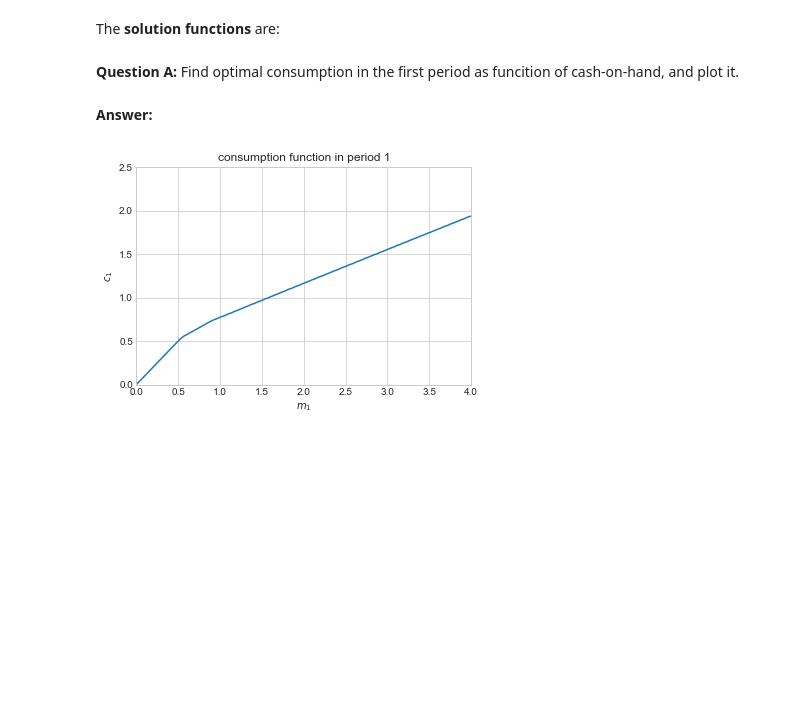
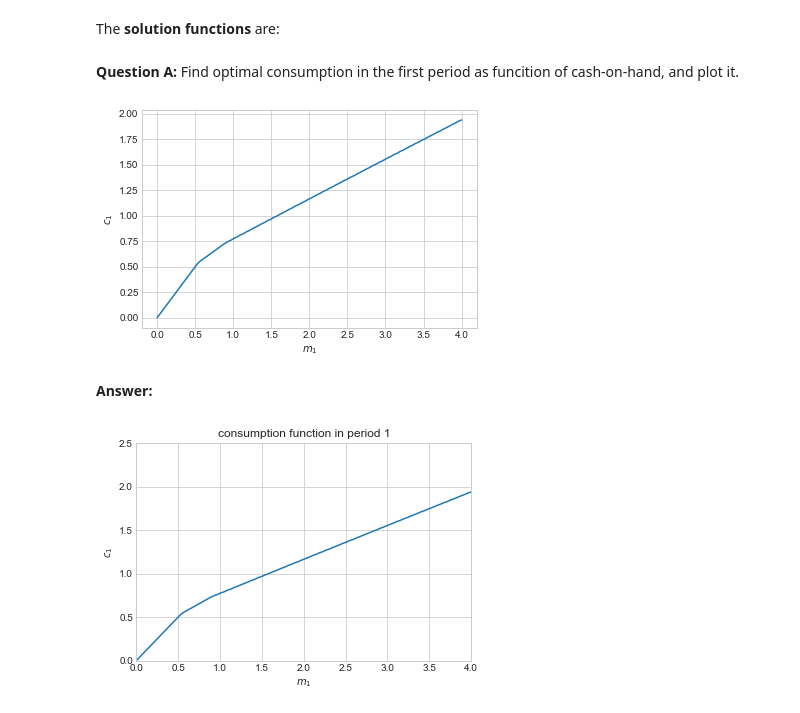
Before and after one commit to AskerNC/exercises-2020, a Jupyter notebook: PS7/problem_set_7.ipynb, the cells around one changed output. Saved outputs shown, nothing was run; the diff lists cells and outputs as text; code cells hidden in the pictures; blank space fills up the shorter version.

```diff
--- a/PS7/problem_set_7.ipynb
+++ b/PS7/problem_set_7.ipynb
@@ -667,7 +717,7 @@ The **solution functions** are:
 def solve_period_2(rho,nu,kappa,Delta):
 
     # a. grids
-    m2_vec = np.linspace(1e-8,5,500)
+    m2_vec = np.linspace(1e-4,5,500)
     v2_vec = np.empty(500)
     c2_vec = np.empty(500)
 
@@ -692,7 +742,7 @@ def solve_period_2(rho,nu,kappa,Delta):
 def solve_period_1(rho,beta,r,Delta,v1,v2_interp):
 
     # a. grids
-    m1_vec = np.linspace(1e-8,4,100)
+    m1_vec = np.linspace(1e-4,4,100)
     v1_vec = np.empty(100)
     c1_vec = np.empty(100)
 
@@ -731,3 +768,34 @@ Delta = 0.5
+# %%
+rho = 8
+kappa = 0.5
+nu = 0.1
+r = 0.04
+beta = 0.94
+Delta = 0.5
+
+# b. solve
+def solve_1(rho,nu,kappa,Delta,beta,r,v1):
+    m2_vec,v2_vec,c2_vec = solve_period_2(rho,nu,kappa,Delta)
+
+    v2_interp = interpolate.RegularGridInterpolator([m2_vec],v2_vec,bounds_error=False,fill_value=None)
+
+    m1_vec,v1_vec,c1_vec = solve_period_1(rho,beta,r,Delta,v1,v2_interp)
+    return m1_vec, c1_vec
+
+m1_vec, c1_vec =solve_1(rho,nu,kappa,Delta,beta,r,v1)
+
+
+# c. plot
+fig = plt.figure()
+ax = fig.add_subplot(1,1,1)
+ax.plot(m1_vec,c1_vec)
+
+ax.set_xlabel('$m_{1}$')
+ax.set_ylabel('$c_{1}$')
+
+ax.grid(True)
+# %% [output]
+[figure, added]
 # %% [markdown]
 **Answer:**
 # %%
```
Also changed, not shown: parts of 27 cells of this notebook, 3 other files.
